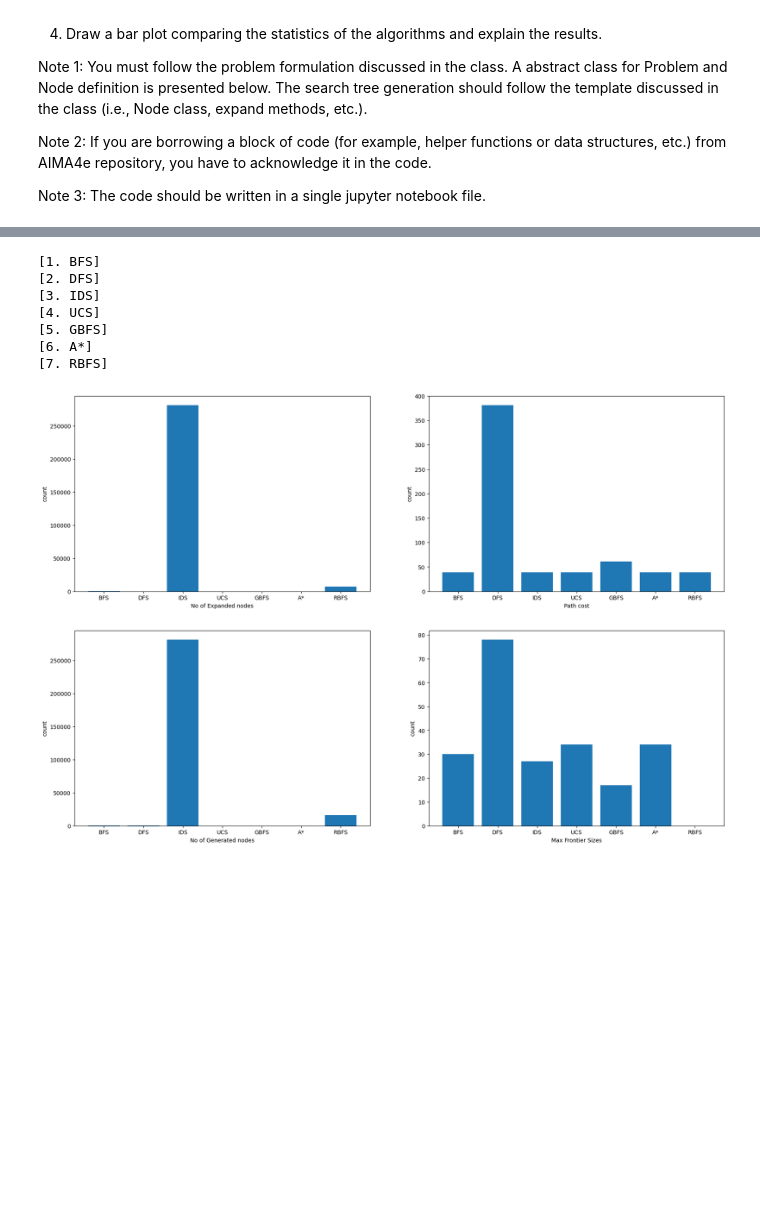
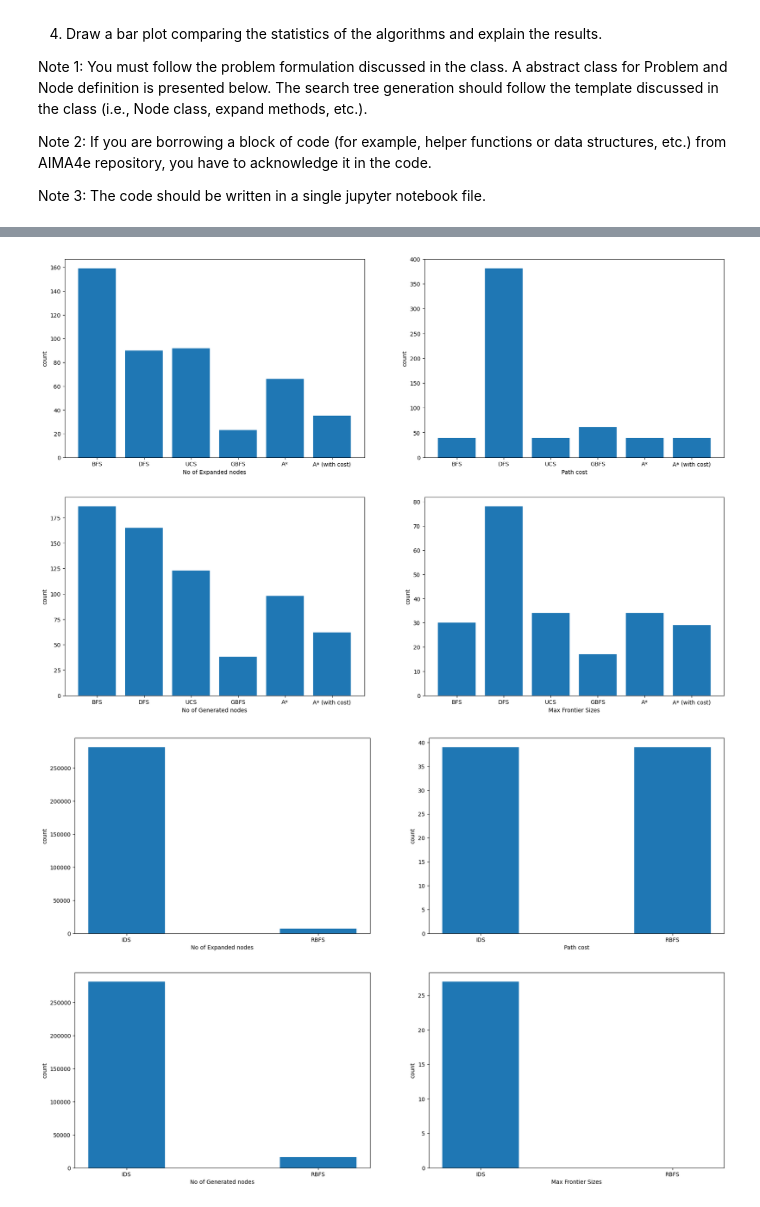
Before and after one commit to Hanjianlee/IT5005, a Jupyter notebook: assignment1/Assignment 1 Q1-1.ipynb, the cells around one changed output, grey strips where cells are left out. Saved outputs shown, nothing was run; the diff lists cells and outputs as text; code cells hidden in the pictures; blank space fills up the shorter version.

```diff
--- a/assignment1/Assignment 1 Q1-1.ipynb
+++ b/assignment1/Assignment 1 Q1-1.ipynb
@@ -221,7 +228,6 @@ class Maze(Problem):
 # %%
 import sys
 def breadth_first_search(problem):
-    print("[1. BFS]")
     node = Node(problem.initial)
     if problem.is_goal(node.state):
         return node
@@ -244,7 +250,6 @@ def breadth_first_search(problem):
     return 'Error'
 
 def depth_first_search(problem):
-    print("[2. DFS]")
     node = Node(problem.initial)
     if problem.is_goal(node.state):
         return node
@@ -289,21 +294,7 @@ def depth_limited_search(problem, limit):
 
 
 def iterative_deepening_search(problem):
-    print("[3. IDS]")
     for depth in range(1,sys.maxsize):
         result = depth_limited_search(problem, depth)
         if result != cutoff:
             return result
-
-bfs_problem = Maze()
-dfs_problem = Maze()
-ids_problem = Maze()
-
-res = breadth_first_search(bfs_problem)
-print(res.path_cost,bfs_problem.generated_nodes,bfs_problem.expanded_nodes,bfs_problem.max_frontier_size)
-
-res =depth_first_search(dfs_problem)
-print(res.path_cost,dfs_problem.generated_nodes,dfs_problem.expanded_nodes, dfs_problem.max_frontier_size)
-
-res =iterative_deepening_search(ids_problem)
-print(res.path_cost,ids_problem.generated_nodes,ids_problem.expanded_nodes,ids_problem.max_frontier_size)
@@ -339,24 +331,14 @@ def best_first_search(problem, f):
     return 'Error'
 
 def uniform_cost_search(problem):
-    print("[4. UCS]")
     return best_first_search(problem, lambda node: node.path_cost)
 
 def greedy_best_first_search(problem):
-    print("[5. GBFS]")
     return best_first_search(problem, lambda node: problem.h(node.state))
 
 def astar_search(problem):
-    print("[6. A*]")
     return best_first_search(problem, lambda node: node.path_cost + problem.h(node.state))
 
 
-problem1 = Maze()
-problem2 = Maze()
-problem3 = Maze()
-res = uniform_cost_search(problem1)
-print(res.path_cost,problem1.expanded_nodes, problem1.generated_nodes, problem1.max_frontier_size)
-res = greedy_best_first_search(problem2)
-print(res.path_cost,problem2.expanded_nodes, problem2.generated_nodes, problem2.max_frontier_size)
-res = astar_search(problem3)
-print(res.path_cost,problem3.expanded_nodes, problem3.generated_nodes, problem3.max_frontier_size)
+def astar_search_with_cost(problem):
+    return best_first_search(problem, lambda node: node.path_cost + problem.h_with_cost(node.state))
@@ -452,12 +443,14 @@ def compare_search(
     algos=[
             breadth_first_search,
             depth_first_search,
-            iterative_deepening_search,
             uniform_cost_search,
             greedy_best_first_search,
             astar_search,
-            RBFS
-        ]):
+            astar_search_with_cost,
+        ],
+    title = ['BFS', 'DFS',  'UCS', 'GBFS','A*', 'A* (with cost)'],
+    width = 0.8
+        ):
     problems = []
     for algo in algos:
         problem = Maze()
@@ -465,40 +458,35 @@ def compare_search(
         problem.total_path_cost = problem.result.path_cost
         problems.append(problem)
     path_cost_array = {"title": "Path cost", "data": []}
     expanded_nodes_array = {"title": "No of Expanded nodes", "data": []}
     generated_nodes_array = {"title": "No of Generated nodes", "data": []}
     max_frontier_size_array= {"title": "Max Frontier Sizes", "data": []}
     for problem in problems:
         path_cost_array["data"].append(problem.total_path_cost)
         expanded_nodes_array["data"].append(problem.expanded_nodes)
         generated_nodes_array["data"].append(problem.generated_nodes)
         max_frontier_size_array["data"].append(problem.max_frontier_size)
     fig, ax = plt.subplots(2, 2, figsize=(21,14))
     index = 0
     for item in [path_cost_array,expanded_nodes_array,max_frontier_size_array,generated_nodes_array]:
         if index < 2:
             row = 0
         else:
             row = 1
         column = (index+1)%2
-        x=['BFS', 'DFS', 'IDS', 'UCS', 'GBFS','A*','RBFS']
+        x=title
 
         # giving the values against
         # each value at x axis
         y=item["data"]
-        ax[row,column].bar(x, y)
+        ax[row,column].bar(x, y,width)
 
         ax[row,column].set(xlabel=item["title"],ylabel="count")
         index +=1
     plt.show()
 
 compare_search(Maze)
+compare_search(Maze,[iterative_deepening_search,RBFS],["IDS","RBFS"],0.4)
 # %% [output]
-[1. BFS]
-[2. DFS]
-[3. IDS]
-[4. UCS]
-[5. GBFS]
-[6. A*]
-[7. RBFS]
-[figure, old version]
+[figure, new version]
+[figure, added]
```
Also changed, not shown: parts of 7 cells of this notebook.
